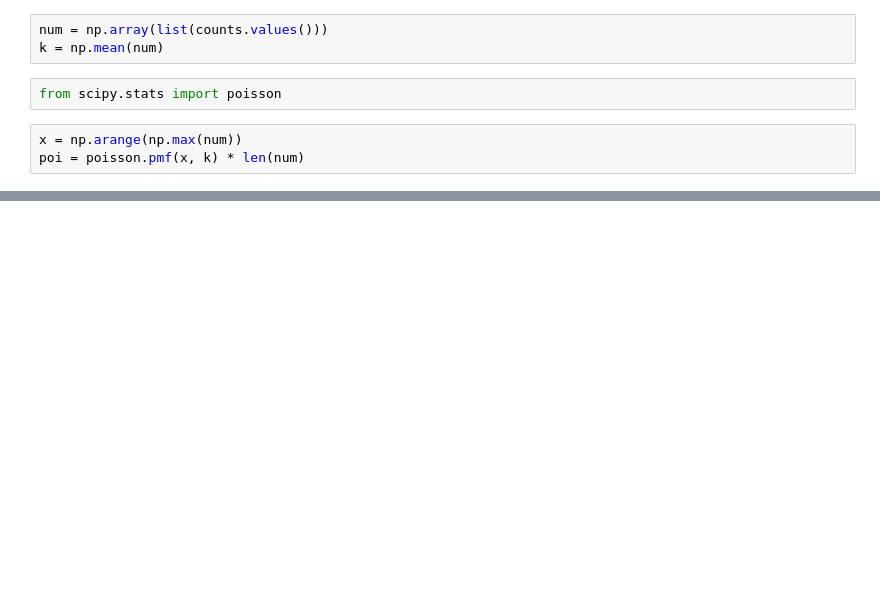
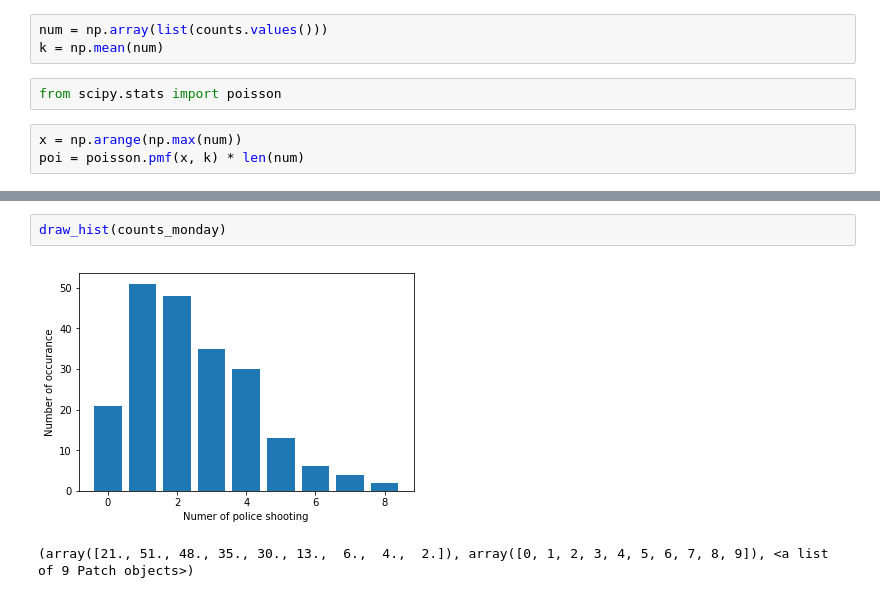
Before and after one commit to cryscan/ve401-project-2, a Jupyter notebook: notebooks/Untitled.ipynb, the cells around one changed output, grey strips where cells are left out. Cells and saved outputs as stored; diff of their text form; blank space fills up the shorter version.

```diff
--- a/notebooks/Untitled.ipynb
+++ b/notebooks/Untitled.ipynb
@@ -172,0 +144,5 @@ print(h1)
+# %%
+draw_hist(counts_monday)
+# %% [output]
+[figure, added]
+(array([21., 51., 48., 35., 30., 13.,  6.,  4.,  2.]), array([0, 1, 2, 3, 4, 5, 6, 7, 8, 9]), <a list of 9 Patch objects>)
```
Also changed, not shown: parts of 21 cells of this notebook, 2 other files.
